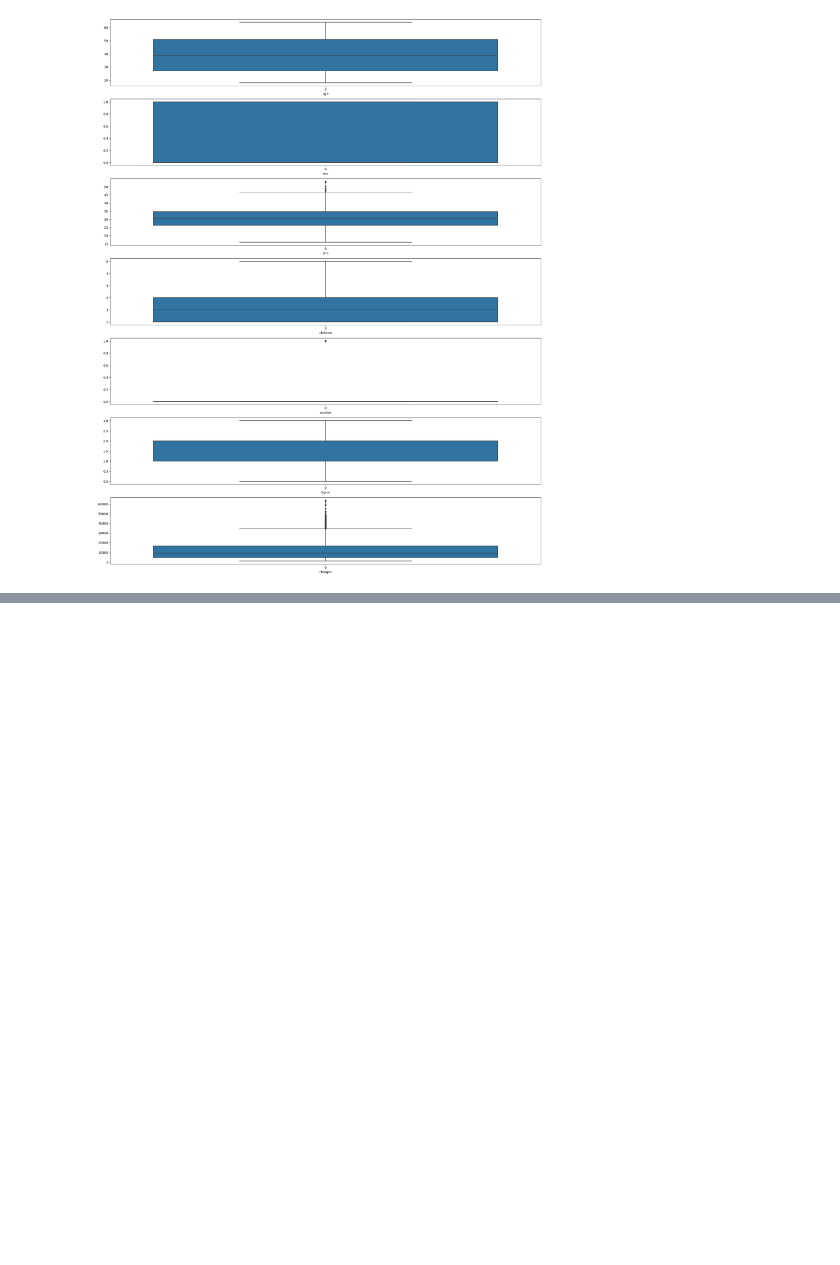
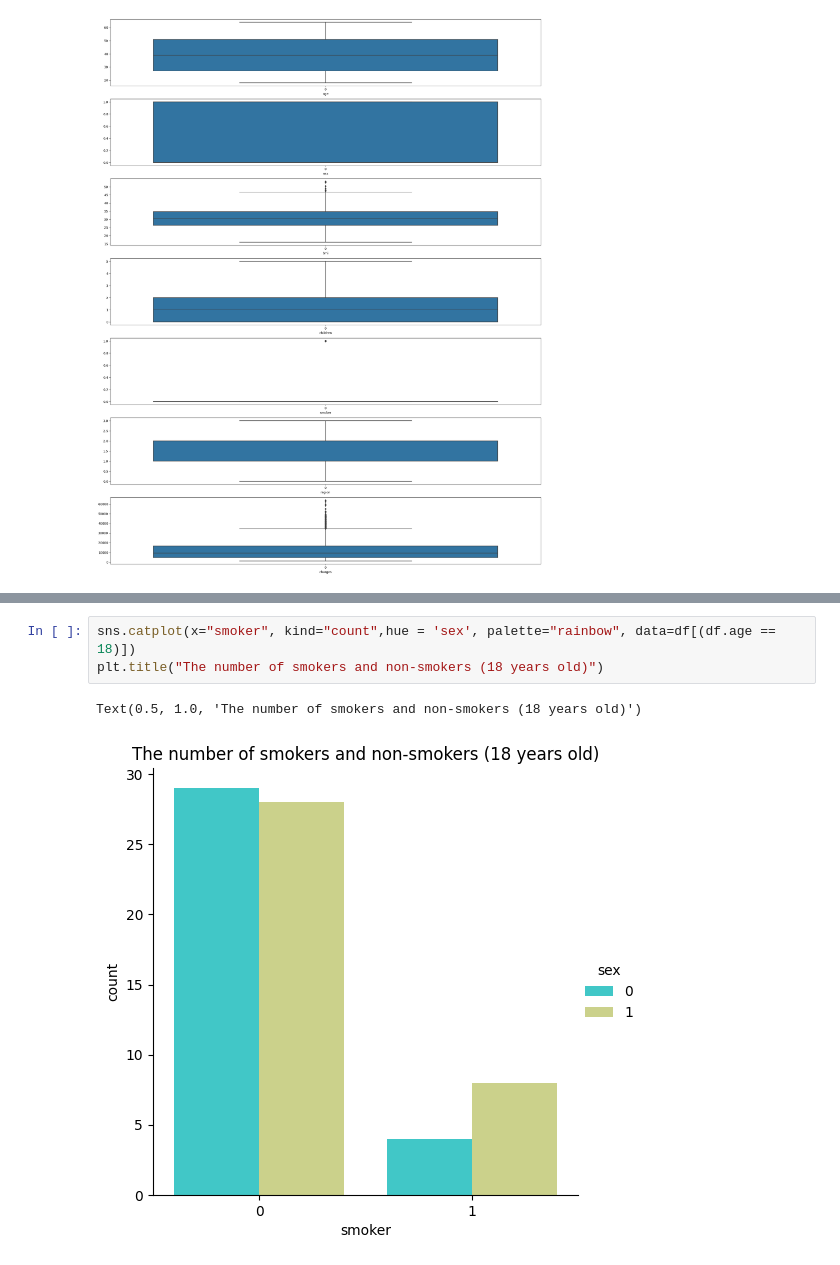
Before and after one commit to INCREDIBLE-AURNOB/Predict-personal-medical-cost, a Jupyter notebook: Personal_medical_cost.ipynb, the cells around one changed output, grey strips where cells are left out. Saved outputs shown, nothing was run; the diff lists cells and outputs as text; blank space fills up the shorter version.

```diff
--- a/Personal_medical_cost.ipynb
+++ b/Personal_medical_cost.ipynb
@@ -98,0 +103,6 @@ sns.catplot(x="smoker", kind="count",hue = 'sex', palette="pink", data=df)
+# %%
+sns.catplot(x="smoker", kind="count",hue = 'sex', palette="rainbow", data=df[(df.age == 18)])
+plt.title("The number of smokers and non-smokers (18 years old)")
+# %% [output]
+Text(0.5, 1.0, 'The number of smokers and non-smokers (18 years old)')
+[figure, added]
```
Also changed, not shown: parts of 5 cells of this notebook.
